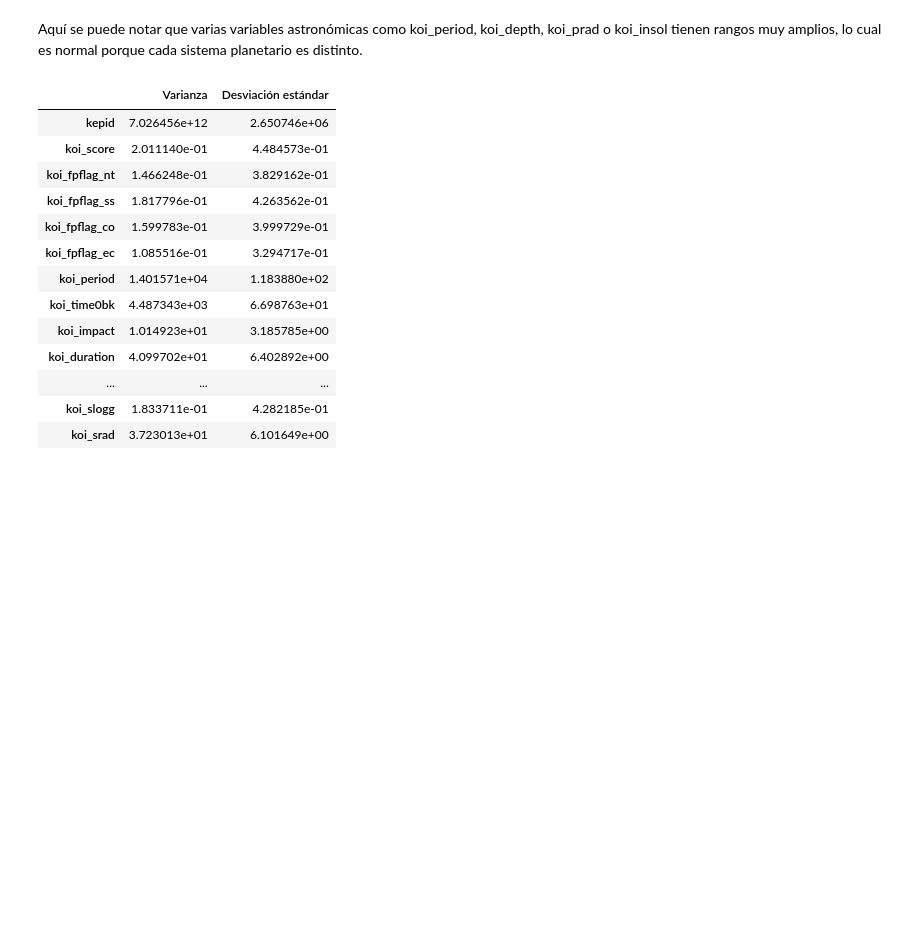
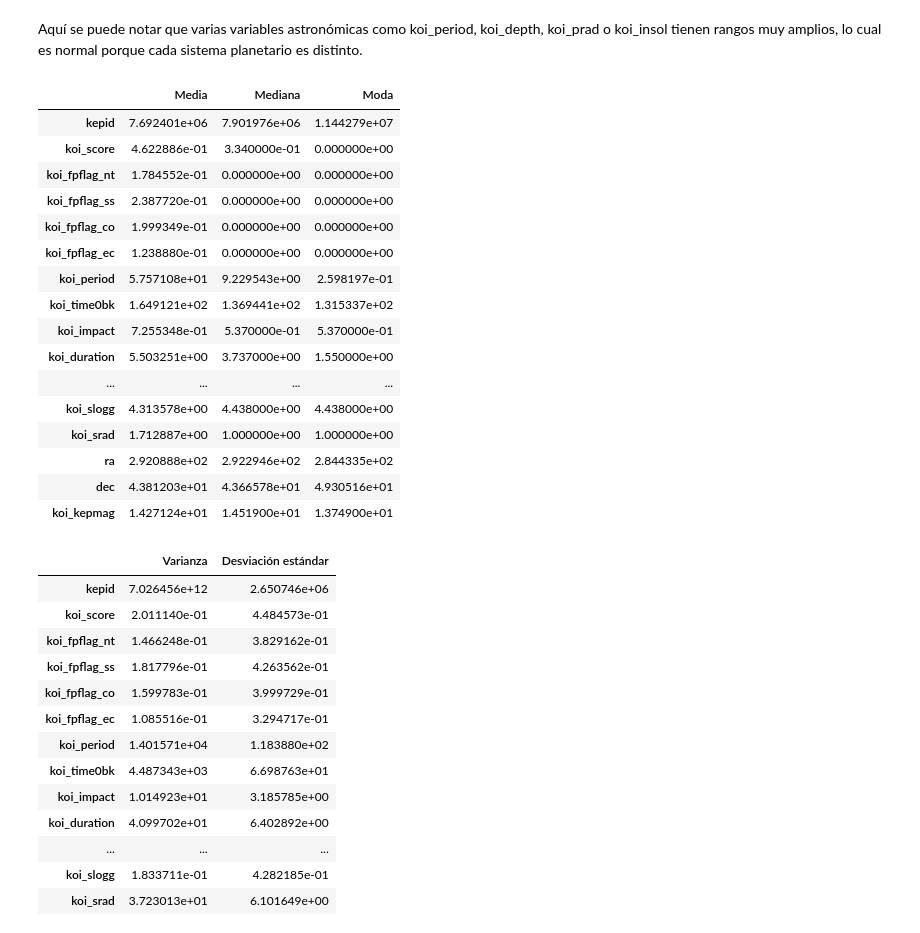
Before and after one commit to lvalencia232/KeplerExoplanet, a Jupyter notebook: kepler_exoplanet.ipynb, the cells around one changed output. Saved outputs shown, nothing was run; the diff lists cells and outputs as text; code cells hidden in the pictures; blank space fills up the shorter version.

```diff
--- a/kepler_exoplanet.ipynb
+++ b/kepler_exoplanet.ipynb
@@ -430,6 +446,34 @@ df_copy2.describe().T
 | koi_kepmag | 9218.0 | 1.427124e+01 | 1.377314e+00 | 6.966000 | 1.344825e+01 | 1.451900e+01 | 1.532175e+01 | 2.000300e+01 |
 # %% [markdown]
 Aquí se puede notar que varias variables astronómicas como koi_period, koi_depth, koi_prad o koi_insol tienen rangos muy amplios, lo cual es normal porque cada sistema planetario es distinto.
+# %%
+numeric_df = df_copy2.select_dtypes(include='number')
+
+central_stats = pd.DataFrame({
+    'Media': numeric_df.mean(),
+    'Mediana': numeric_df.median(),
+    'Moda': numeric_df.mode().iloc[0]   #Primera moda por columna
+})
+
+central_stats
+# %% [output]
+|  | Media | Mediana | Moda |
+| kepid | 7.692401e+06 | 7.901976e+06 | 1.144279e+07 |
+| koi_score | 4.622886e-01 | 3.340000e-01 | 0.000000e+00 |
+| koi_fpflag_nt | 1.784552e-01 | 0.000000e+00 | 0.000000e+00 |
+| koi_fpflag_ss | 2.387720e-01 | 0.000000e+00 | 0.000000e+00 |
+| koi_fpflag_co | 1.999349e-01 | 0.000000e+00 | 0.000000e+00 |
+| koi_fpflag_ec | 1.238880e-01 | 0.000000e+00 | 0.000000e+00 |
+| koi_period | 5.757108e+01 | 9.229543e+00 | 2.598197e-01 |
+| koi_time0bk | 1.649121e+02 | 1.369441e+02 | 1.315337e+02 |
+| koi_impact | 7.255348e-01 | 5.370000e-01 | 5.370000e-01 |
+| koi_duration | 5.503251e+00 | 3.737000e+00 | 1.550000e+00 |
+| ... | ... | ... | ... |
+| koi_slogg | 4.313578e+00 | 4.438000e+00 | 4.438000e+00 |
+| koi_srad | 1.712887e+00 | 1.000000e+00 | 1.000000e+00 |
+| ra | 2.920888e+02 | 2.922946e+02 | 2.844335e+02 |
+| dec | 4.381203e+01 | 4.366578e+01 | 4.930516e+01 |
+| koi_kepmag | 1.427124e+01 | 1.451900e+01 | 1.374900e+01 |
 # %%
 disp_stats = pd.DataFrame({
     'Varianza': df_copy2.var(numeric_only=True),
```
Also changed, not shown: parts of 8 cells of this notebook.
